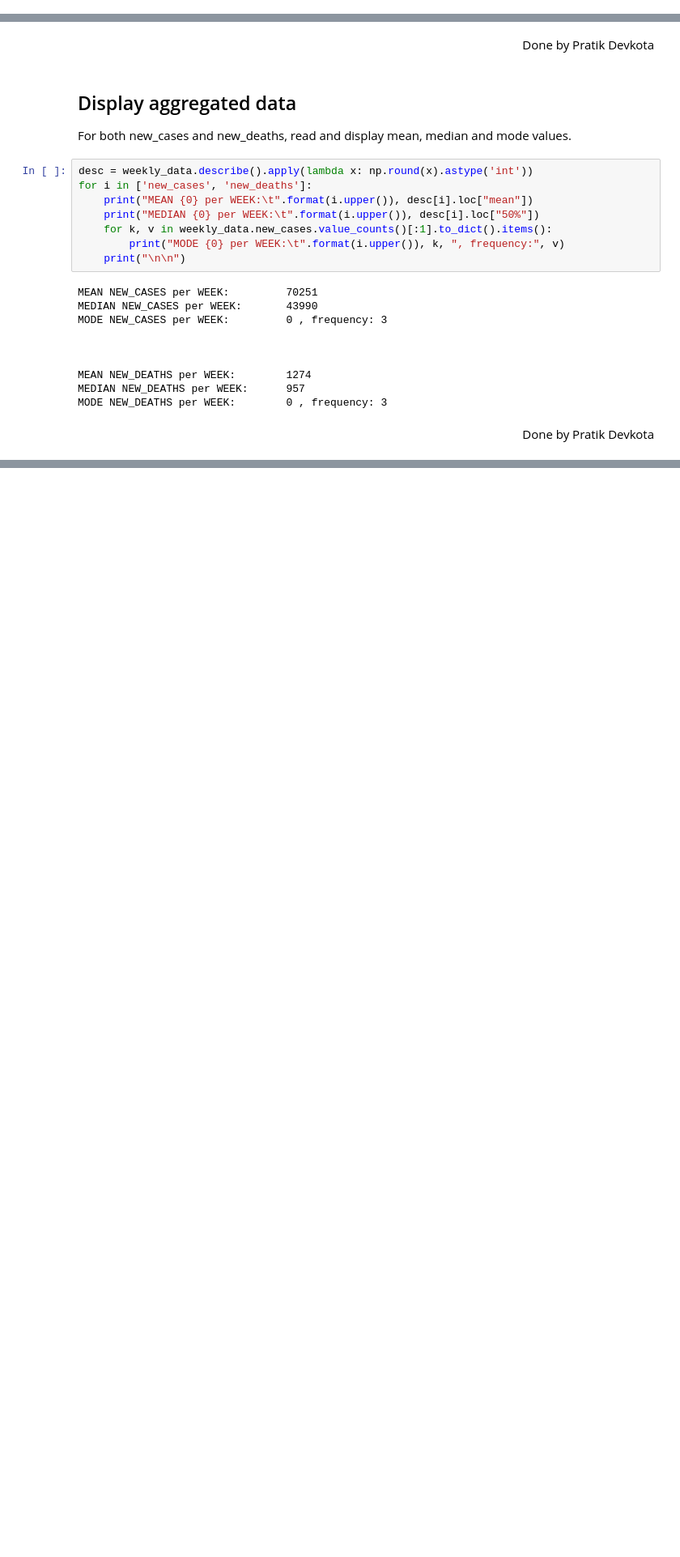
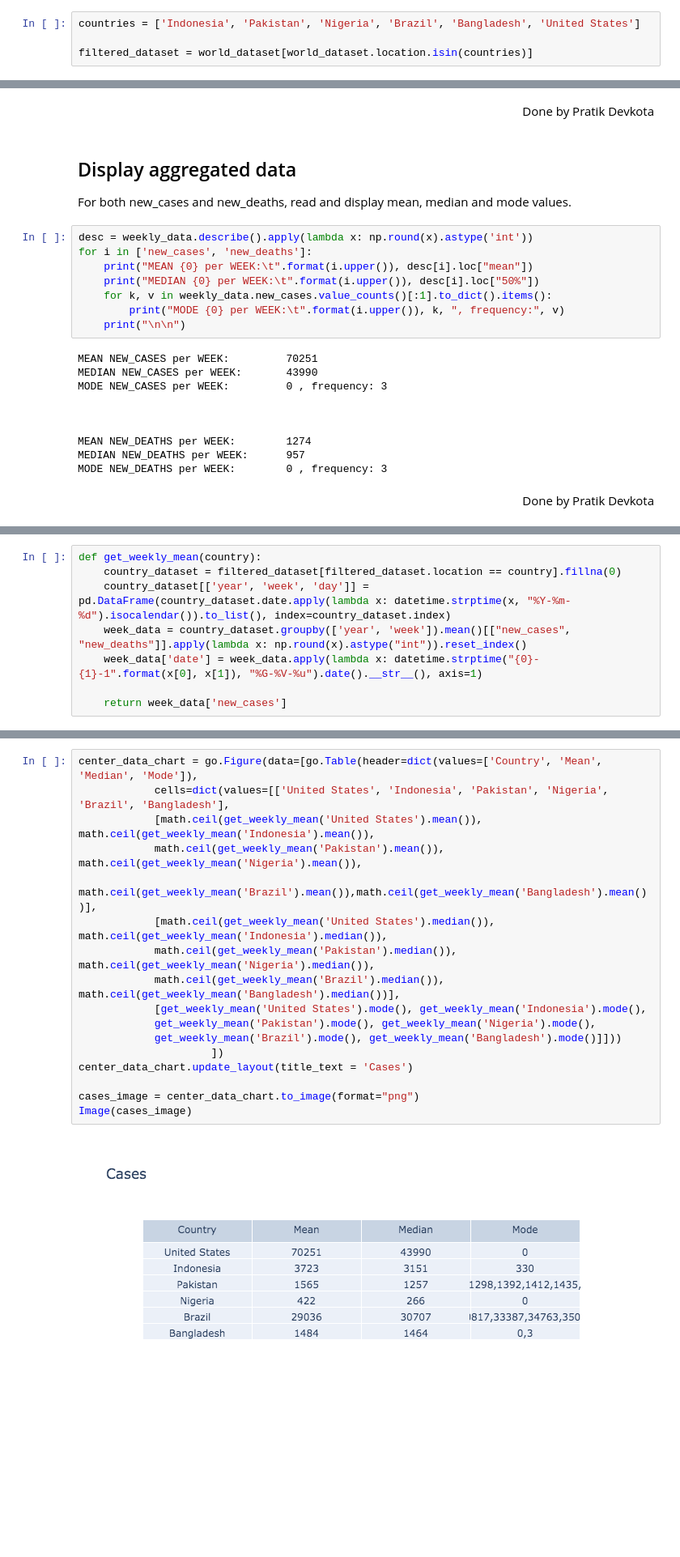
Before and after one commit to UNCG-CSE/SP-21_COVID-Team_4, a Jupyter notebook: src/team/stage_II/stage_II.ipynb, the cells around one changed output, grey strips where cells are left out. Shown at 81% size. Drawn from its saved outputs; the diff is of its cells as text; blank space fills up the shorter version.

Commit message:
Added comparison of multiple countries

```diff
--- a/src/team/stage_II/stage_II.ipynb
+++ b/src/team/stage_II/stage_II.ipynb
@@ -31,6 +34,10 @@ world_dataset.head()
 | 3 | AFG | Asia | Afghanistan | 2020-02-27 | 1.0 | 0.0 | NaN | NaN | ... |
 | 4 | AFG | Asia | Afghanistan | 2020-02-28 | 1.0 | 0.0 | NaN | NaN | ... |
 5 rows × 59 columns
+# %%
+countries = ['Indonesia', 'Pakistan', 'Nigeria', 'Brazil', 'Bangladesh', 'United States']
+
+filtered_dataset = world_dataset[world_dataset.location.isin(countries)]
 # %% [markdown]
 ## Get United States data
 
@@ -100,0 +117,8 @@ MODE NEW_DEATHS per WEEK:        0 , frequency: 3
+# %%
+def get_weekly_mean(country):
+    country_dataset = filtered_dataset[filtered_dataset.location == country].fillna(0)
+    country_dataset[['year', 'week', 'day']] = pd.DataFrame(country_dataset.date.apply(lambda x: datetime.strptime(x, "%Y-%m-%d").isocalendar()).to_list(), index=country_dataset.index)
+    week_data = country_dataset.groupby(['year', 'week']).mean()[["new_cases", "new_deaths"]].apply(lambda x: np.round(x).astype("int")).reset_index()
+    week_data['date'] = week_data.apply(lambda x: datetime.strptime("{0}-{1}-1".format(x[0], x[1]), "%G-%V-%u").date().__str__(), axis=1)
+
+    return week_data['new_cases']
@@ -100,0 +149,19 @@ MODE NEW_DEATHS per WEEK:        0 , frequency: 3
+# %%
+center_data_chart = go.Figure(data=[go.Table(header=dict(values=['Country', 'Mean', 'Median', 'Mode']),
+            cells=dict(values=[['United States', 'Indonesia', 'Pakistan', 'Nigeria', 'Brazil', 'Bangladesh'],
+            [math.ceil(get_weekly_mean('United States').mean()), math.ceil(get_weekly_mean('Indonesia').mean()),
+            math.ceil(get_weekly_mean('Pakistan').mean()), math.ceil(get_weekly_mean('Nigeria').mean()),
+            math.ceil(get_weekly_mean('Brazil').mean()),math.ceil(get_weekly_mean('Bangladesh').mean())],
+            [math.ceil(get_weekly_mean('United States').median()), math.ceil(get_weekly_mean('Indonesia').median()),
+            math.ceil(get_weekly_mean('Pakistan').median()), math.ceil(get_weekly_mean('Nigeria').median()),
+            math.ceil(get_weekly_mean('Brazil').median()), math.ceil(get_weekly_mean('Bangladesh').median())],
+            [get_weekly_mean('United States').mode(), get_weekly_mean('Indonesia').mode(),
+            get_weekly_mean('Pakistan').mode(), get_weekly_mean('Nigeria').mode(),
+            get_weekly_mean('Brazil').mode(), get_weekly_mean('Bangladesh').mode()]]))
+                     ])
+center_data_chart.update_layout(title_text = 'Cases')
+
+cases_image = center_data_chart.to_image(format="png")
+Image(cases_image)
+# %% [output]
+[figure, added]
```
Also changed, not shown: parts of 7 cells of this notebook.
